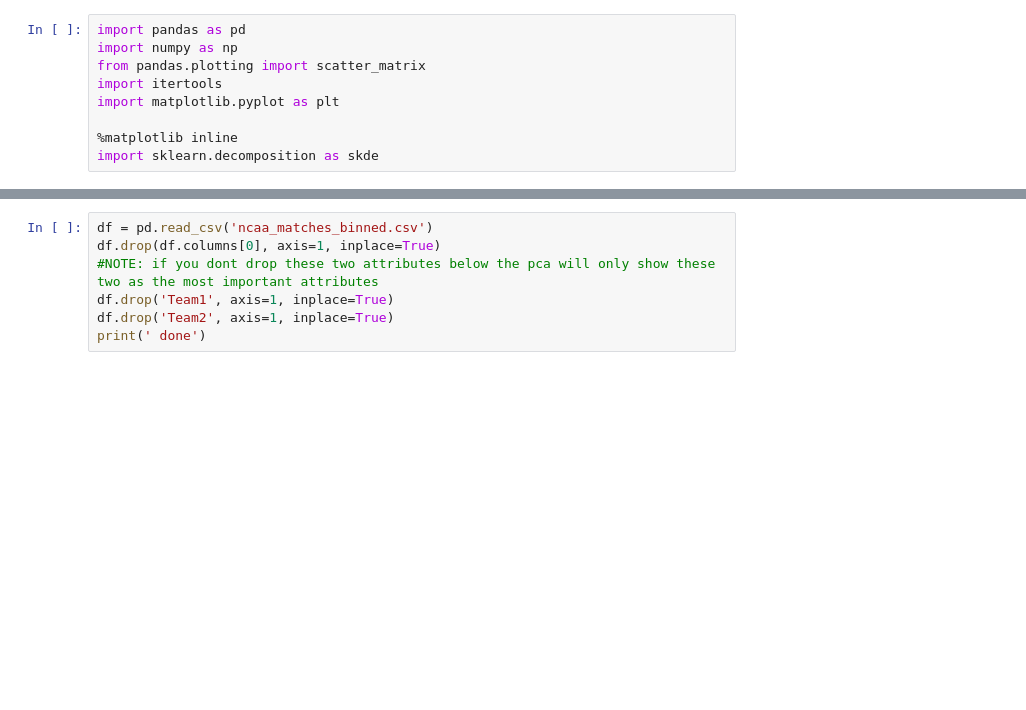
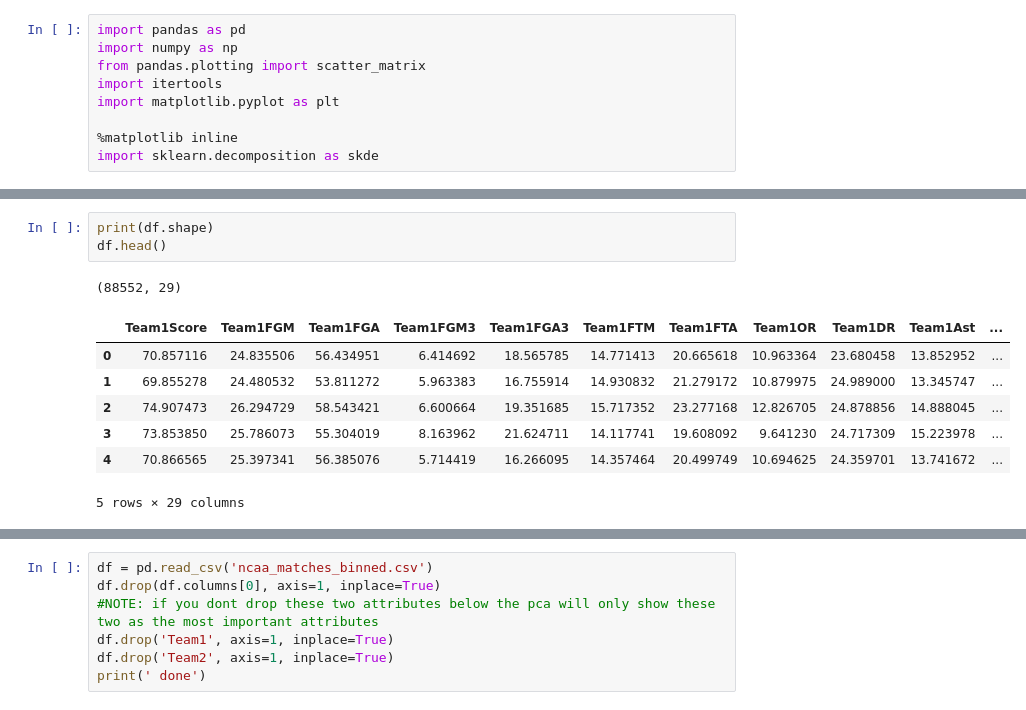
Before and after one commit to wamaithagitaka/CMPT491Group5, a Jupyter notebook: NCAA PCA.ipynb, the cells around one changed output, grey strips where cells are left out. Cells and saved outputs as stored; diff of their text form; blank space fills up the shorter version.

```diff
--- a/NCAA PCA.ipynb
+++ b/NCAA PCA.ipynb
@@ -9,0 +20,12 @@ import sklearn.decomposition as skde
+# %%
+print(df.shape)
+df.head()
+# %% [output]
+(88552, 29)
+|  | Team1Score | Team1FGM | Team1FGA | Team1FGM3 | Team1FGA3 | Team1FTM | Team1FTA | Team1OR | Team1DR | Team1Ast | ... |
+| 0 | 70.857116 | 24.835506 | 56.434951 | 6.414692 | 18.565785 | 14.771413 | 20.665618 | 10.963364 | 23.680458 | 13.852952 | ... |
+| 1 | 69.855278 | 24.480532 | 53.811272 | 5.963383 | 16.755914 | 14.930832 | 21.279172 | 10.879975 | 24.989000 | 13.345747 | ... |
+| 2 | 74.907473 | 26.294729 | 58.543421 | 6.600664 | 19.351685 | 15.717352 | 23.277168 | 12.826705 | 24.878856 | 14.888045 | ... |
+| 3 | 73.853850 | 25.786073 | 55.304019 | 8.163962 | 21.624711 | 14.117741 | 19.608092 | 9.641230 | 24.717309 | 15.223978 | ... |
+| 4 | 70.866565 | 25.397341 | 56.385076 | 5.714419 | 16.266095 | 14.357464 | 20.499749 | 10.694625 | 24.359701 | 13.741672 | ... |
+5 rows × 29 columns
```
Also changed, not shown: parts of 11 cells of this notebook, 2 other files.
